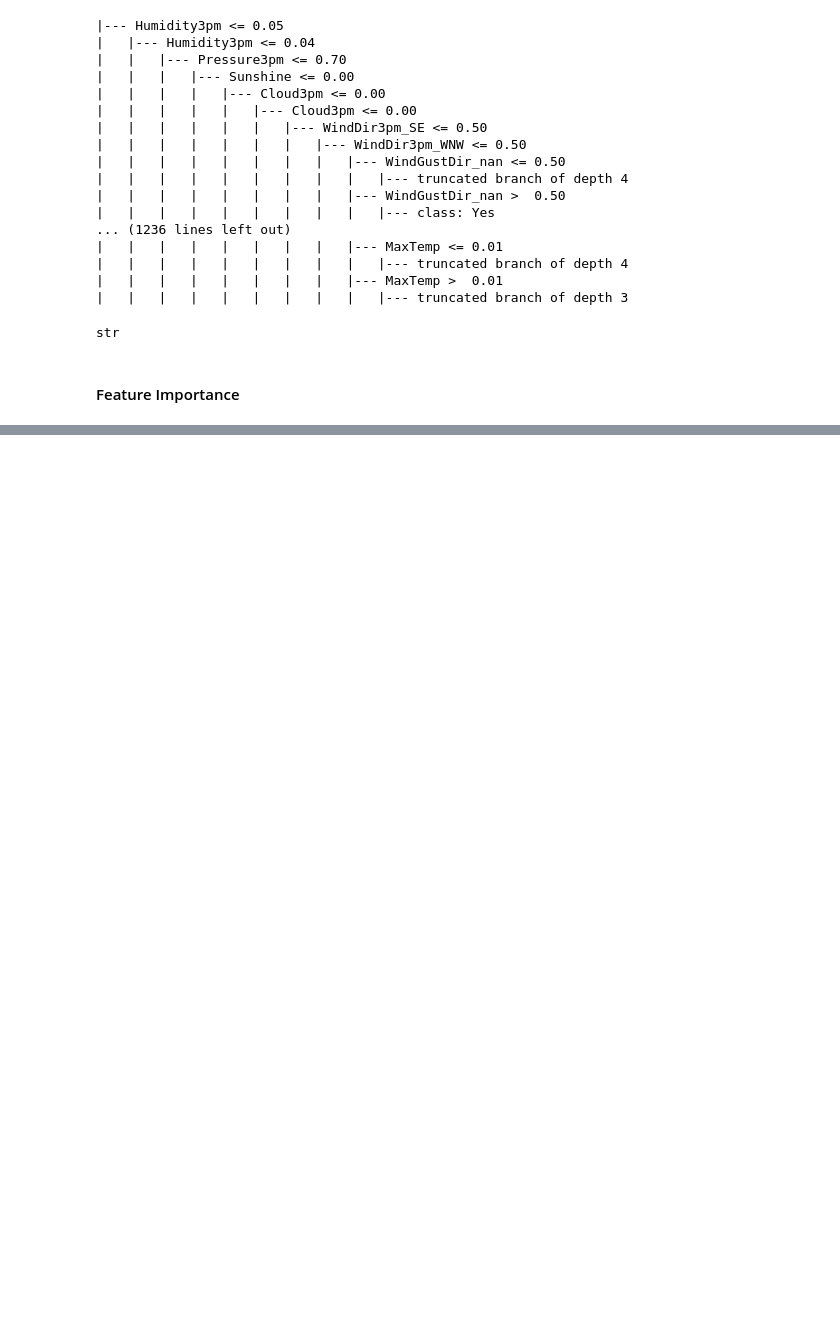
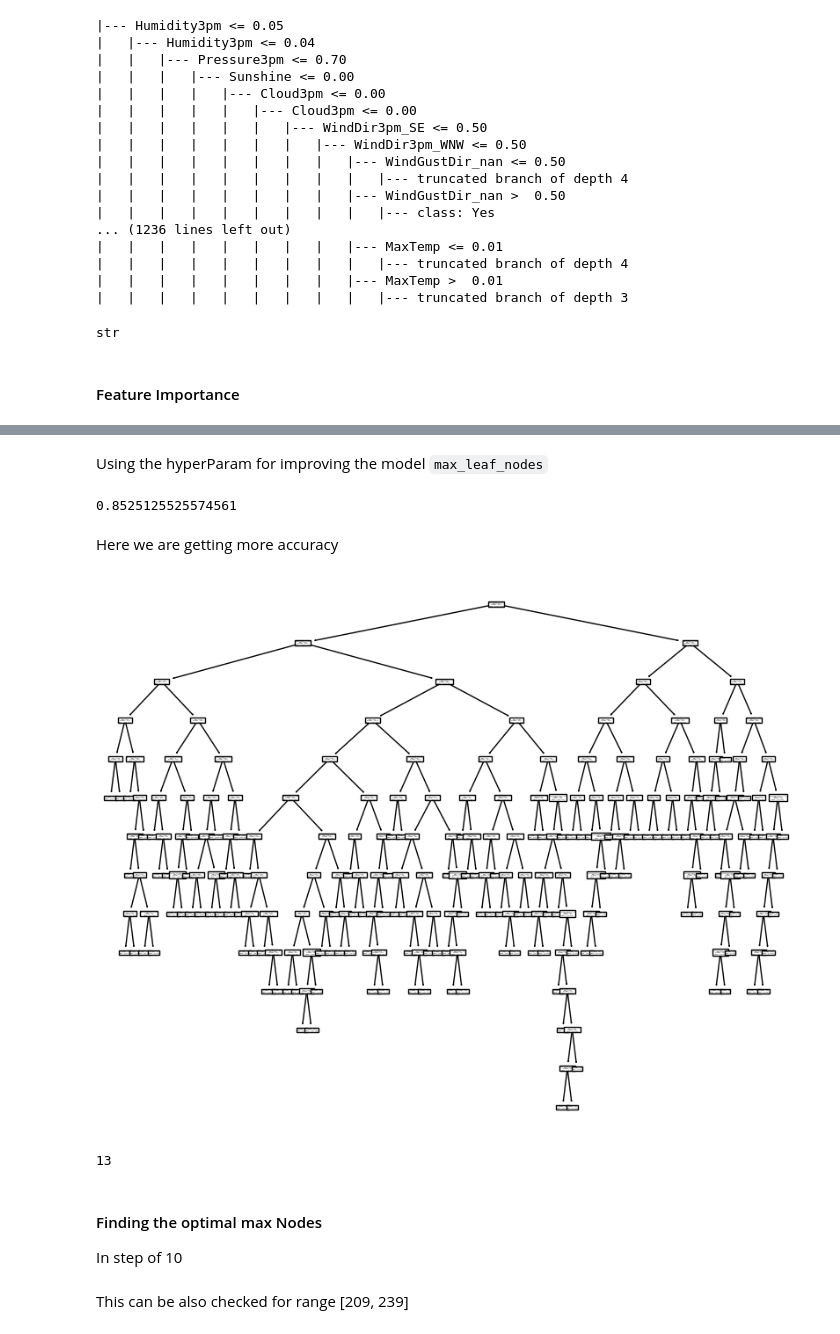
Before and after one commit to mr-ayush-agrawal/MachineLearningBasics, a Jupyter notebook: freeCodeCamp/TreeAndForest/Eda.ipynb, the cells around one changed output, grey strips where cells are left out. Drawn from its saved outputs; the diff is of its cells as text; code cells hidden in the pictures; blank space fills up the shorter version.

Commit message:
Decision Tree

```diff
--- a/freeCodeCamp/TreeAndForest/Eda.ipynb
+++ b/freeCodeCamp/TreeAndForest/Eda.ipynb
@@ -588,0 +648,24 @@ array([2.72703199e-02, 2.60760628e-02, 4.51376491e-02, 2.60342330e-02,
+# %% [markdown]
+Using the hyperParam for improving the model `max_leaf_nodes`
+# %%
+# Full depth but restricted Nodes
+
+model = DecisionTreeClassifier(max_leaf_nodes=128).fit(x_train, y_train)
+model.score(x_train, y_train)
+# %% [output]
+0.8525125525574561
+# %% [markdown]
+Here we are getting more accuracy
+# %%
+plt.figure(figsize=(10,8))
+plot_tree(model, feature_names=x_train.columns)
+plt.show()
+# %% [output]
+[figure, added]
+# %%
+model.tree_.max_depth
+# %% [output]
+13
+# %% [markdown]
+#### Finding the optimal max Nodes
+In step of 10
@@ -588,0 +690,2 @@ array([2.72703199e-02, 2.60760628e-02, 4.51376491e-02, 2.60342330e-02,
+# %% [markdown]
+This can be also checked for range [209, 239]
```
Also changed, not shown: parts of 19 cells of this notebook.
